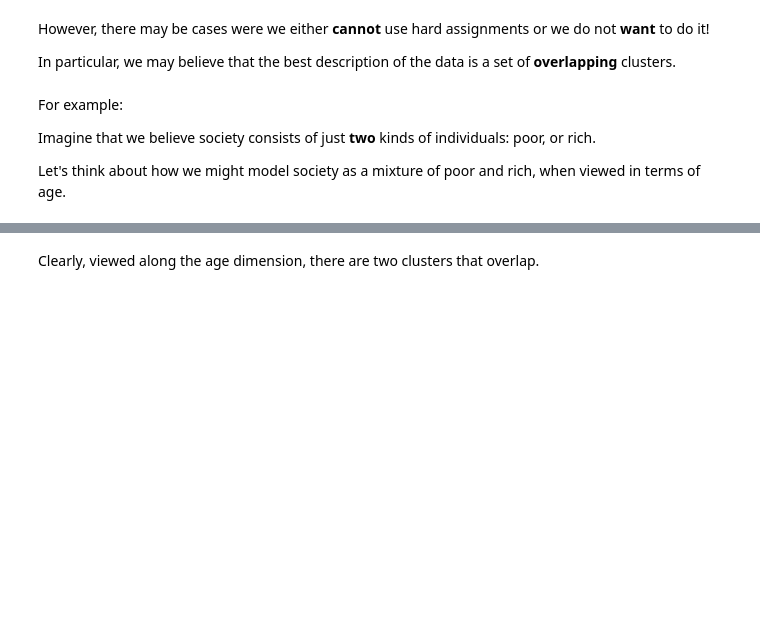
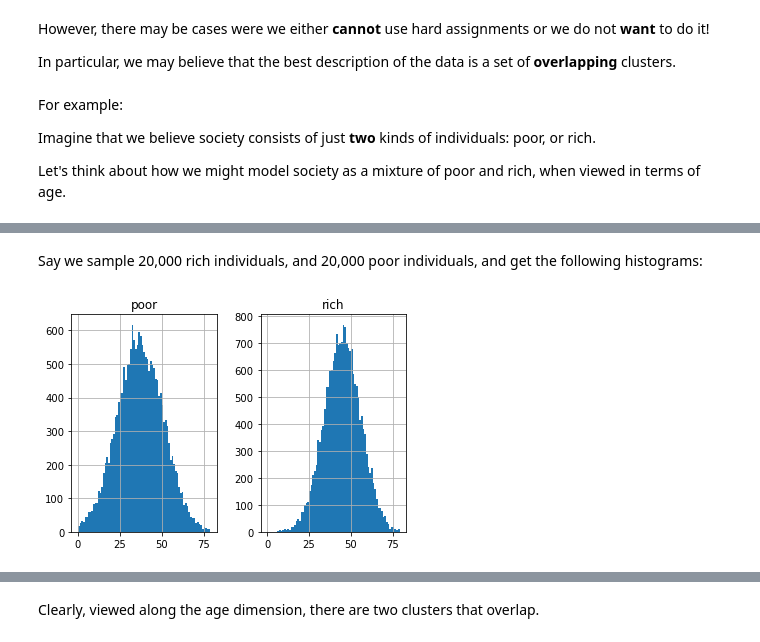
Before and after one commit to mcrovella/CS506-Computational-Tools-for-Data-Science, a Jupyter notebook: 09-Clustering-IV-GMM-EM.ipynb, the cells around one changed output, grey strips where cells are left out. Drawn from its saved outputs; the diff is of its cells as text; code cells hidden in the pictures; blank space fills up the shorter version.

```diff
--- a/09-Clustering-IV-GMM-EM.ipynb
+++ b/09-Clustering-IV-GMM-EM.ipynb
@@ -39,0 +39,12 @@ Let's think about how we might model society as a mixture of poor and rich, when
+# %% [markdown]
+Say we sample 20,000 rich individuals, and 20,000 poor individuals, and get the following histograms:
+# %%
+# original inspiration for this example from
+# https://www.cs.cmu.edu/~./awm/tutorials/gmm14.pdf
+from scipy.stats import multivariate_normal
+np.random.seed(4)
+df = pd.DataFrame(multivariate_normal.rvs(mean = np.array([37, 45]), cov = np.diag([196, 121]), size = 20000),
+                   columns = ['poor', 'rich'])
+df.hist(bins = range(80), sharex = True);
+# %% [output]
+[figure, added]
```
Also changed, not shown: parts of 48 cells of this notebook.
